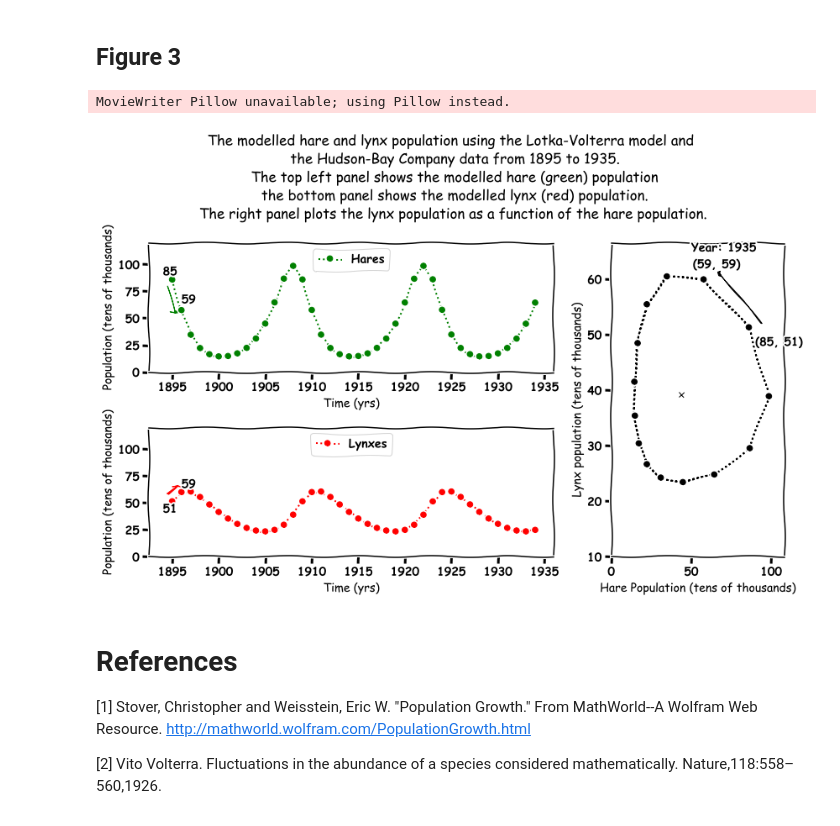
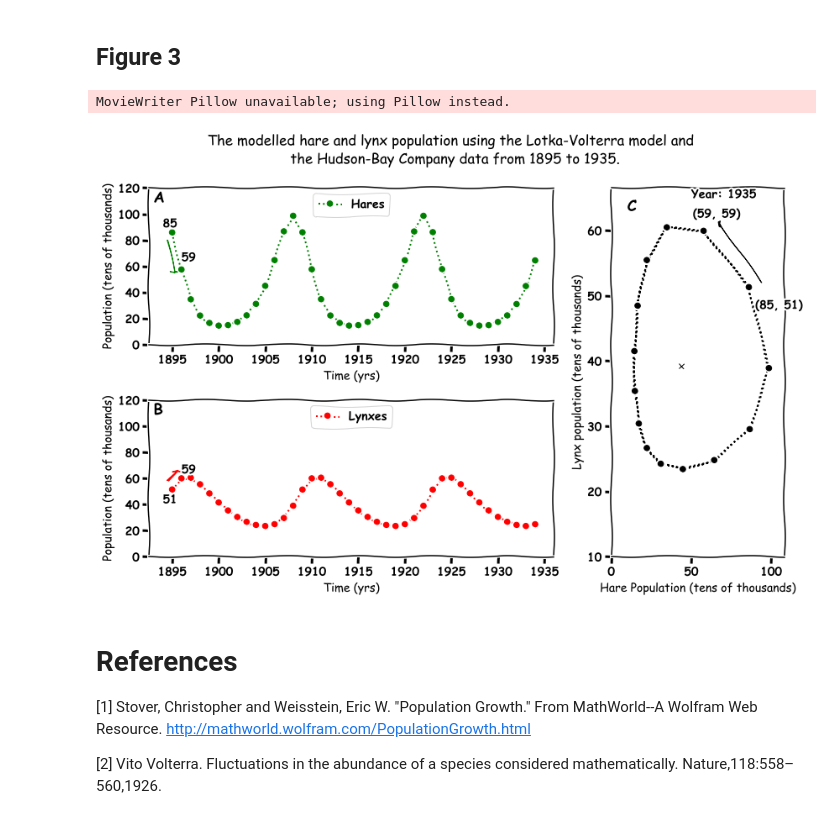
Before and after one commit to john-s-butler-dit/Predator-Prey-for-Young-Minds, a Jupyter notebook: The Circle of Life with Video.ipynb, the cells around one changed output. Cells and saved outputs as stored; diff of their text form; code cells hidden in the pictures.

```diff
--- a/The Circle of Life with Video.ipynb
+++ b/The Circle of Life with Video.ipynb
@@ -221,6 +225,7 @@ with plt.xkcd():
     hare_ax.set_ylabel('Population (tens of thousands)')
     hare_ax.text(1894,90, '85')
     hare_ax.text(1896,64, '59')
+    hare_ax.text(1893,109, 'A',fontsize=18)
     hare_ax.arrow(1894.5, 80, 0.75, -24, head_width=1, head_length=1,color='green')
 
     lynx_ax= fig.add_subplot(grid[1,0:2])
@@ -232,6 +237,7 @@ with plt.xkcd():
     lynx_ax.set_ylabel('Population (tens of thousands)')
     lynx_ax.text(1894,41, '51')
     lynx_ax.text(1896,64, '59')
+    lynx_ax.text(1893,109, 'B',fontsize=18)
     lynx_ax.arrow(1894.5, 58, 1, 7, head_width=1, head_length=1,color='red')
 
     plt.subplots_adjust(top=0.85)
@@ -248,6 +254,7 @@ with plt.xkcd():
     orbit_ax.arrow(94, 52, -26, 9, head_width=1, head_length=1,color='black')
     orbit_ax.text(90, 48, '(85, 51)')
     orbit_ax.text(51, 62, '(59, 59)')
+    orbit_ax.text(10, 63, 'C',fontsize=18)
 
 
     plt.tight_layout()
@@ -289,7 +296,8 @@ with plt.xkcd():
             hare_ax.text(1894,90, '85')
             hare_ax.text(1896,64, '59')
             hare_ax.arrow(1894.5, 80, 0.75, -24, head_width=1, head_length=1,color='green')
-
+            hare_ax.text(1893,109, 'A',fontsize=18)
+            hare_ax.set_ylim(0,120)
 
 
 
@@ -298,7 +306,8 @@ with plt.xkcd():
         hare_ax.set_xlabel('Time (yrs)')
         hare_ax.set_ylabel('Population (tens of thousands)')
         hare_ax.legend(loc='upper center')
-        hare_ax.set_ylim(0,120)
+
+
         #axes[0].plot(time,H,':',color='green',label='Hares')
         lynx_ax= fig.add_subplot(grid[1,0:2])
         if n<1:
@@ -310,6 +319,9 @@ with plt.xkcd():
              lynx_ax.text(1896,64, '59')
              lynx_ax.arrow(1894.5, 58, 1, 7, head_width=1, head_length=1,color='red')
              lynx_ax.text(1894,41, '51')
+             lynx_ax.text(1893,109, 'B',fontsize=18)
+             lynx_ax.set_ylim(0,120)
+
 
 
 
@@ -317,39 +329,39 @@ with plt.xkcd():
         lynx_ax.set_xlabel('Time (yrs)')
         lynx_ax.set_ylabel('Population (tens of thousands)')
         lynx_ax.legend(loc='upper center')
-        lynx_ax.set_ylim(0,120)
+
 
         plt.subplots_adjust(top=0.85)
         orbit_ax= fig.add_subplot(grid[0:2,2])
         orbit_ax.plot(xSample[0:n],sSample[0:n],'o:',color='black')
         orbit_ax.plot( fit_result.params['c']/fit_result.params['d'],fit_result.params['a']/fit_result.params['b'],'x',color='black')
         orbit_ax.text(50,65,'Year: %d '  % (int(Pred_prey_data.Year[50+n])))
         orbit_ax.text(90, 48, '(85, 51)')
 
-
         if n>1:
             orbit_ax.arrow(94, 52, -26, 9, head_width=1, head_length=1,color='black')
             orbit_ax.text(51, 62, '(59, 59)')
+            orbit_ax.text(10, 63, 'C',fontsize=18)
 
 
         orbit_ax.set_ylabel('Lynx population (tens of thousands)')
         orbit_ax.set_xlabel('Hare Population (tens of thousands)')
         #ax.legend(loc='best')
         orbit_ax.set_ylim(10,1.1*np.max(sSample))
         orbit_ax.set_xlim(0,1.1*np.max(xSample))
         plt.tight_layout()
 
-        plt.suptitle('The modelled hare and lynx population using the Lotka-Volterra model and \n the Hudson-Bay Company data from 1895 to 1935.\n The top left panel shows the modelled hare (green) population\n the bottom panel shows the modelled lynx (red) population.\n The right panel plots the lynx population as a function of the hare population. ')
+        plt.suptitle('The modelled hare and lynx population using the Lotka-Volterra model and \n the Hudson-Bay Company data from 1895 to 1935.')
         camera.snap()
 
 #animation = camera.animate()
 #animation.save('')
 
 animation = camera.animate()
 animation.save('Figure3_Hare_Lynx_oribt.gif', writer='Pillow', fps=5)
 # %% [output]
 MovieWriter Pillow unavailable; using Pillow instead.
-[figure, old version]
+[figure, new version]
 # %% [markdown]
 # References
 
```
Also changed, not shown: parts of 2 cells of this notebook, 5 other files.
